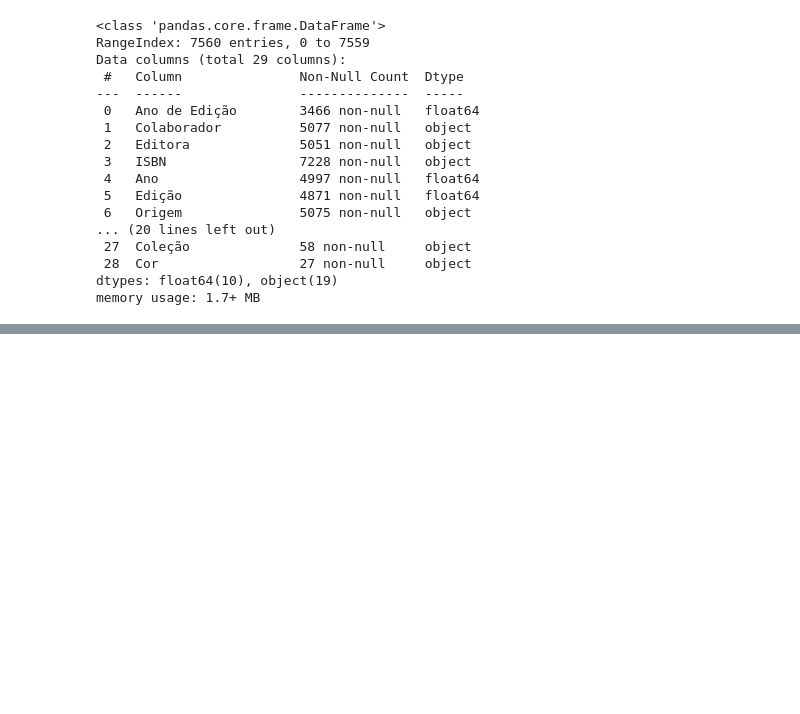
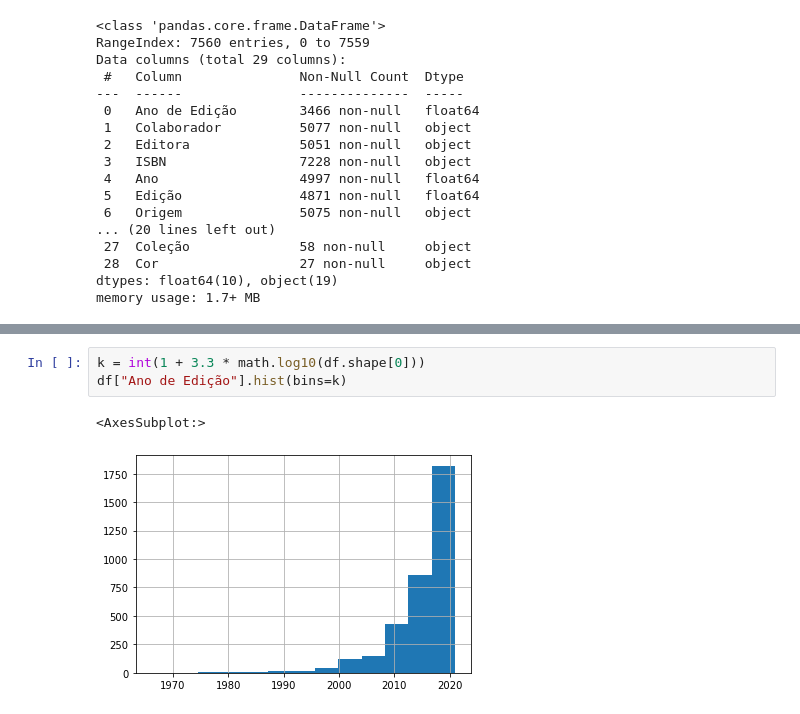
Before and after one commit to CaioViktor/Curso_Ciencias_de_Dados, a Jupyter notebook: trab1_books/etl.ipynb, the cells around one changed output, grey strips where cells are left out. Saved outputs shown, nothing was run; the diff lists cells and outputs as text; blank space fills up the shorter version.

```diff
--- a/trab1_books/etl.ipynb
+++ b/trab1_books/etl.ipynb
@@ -41,0 +197,6 @@ df.describe()
+# %%
+k = int(1 + 3.3 * math.log10(df.shape[0]))
+df["Ano de Edição"].hist(bins=k)
+# %% [output]
+<AxesSubplot:>
+[figure, added]
```
Also changed, not shown: parts of 32 cells of this notebook.
